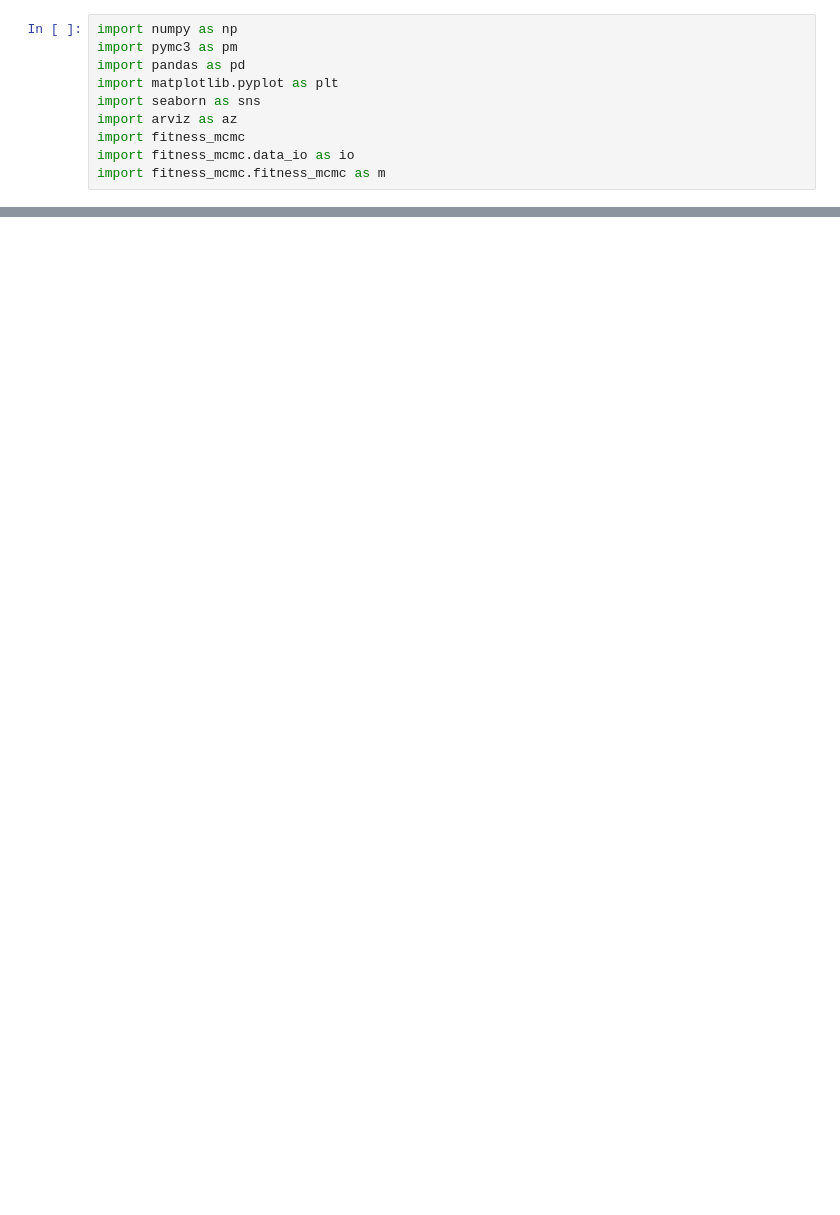
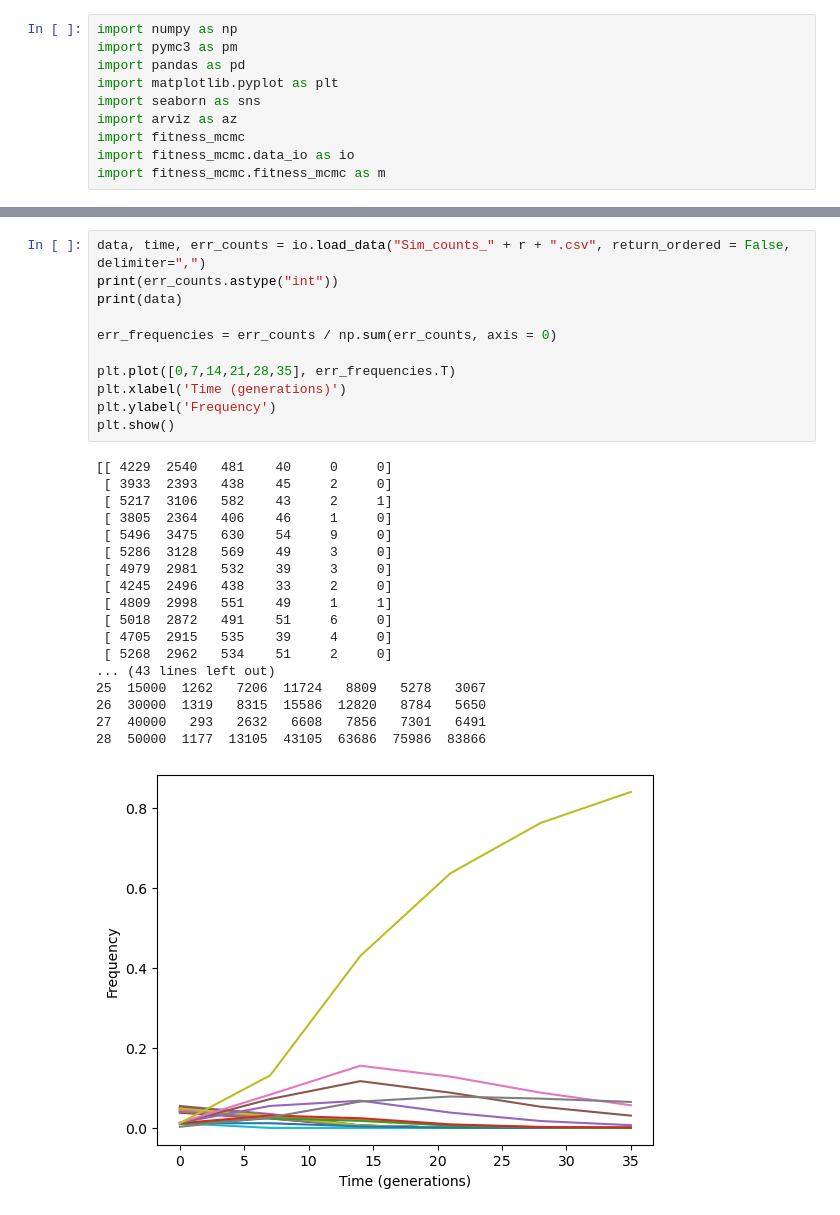
Before and after one commit to efenton32/fitness_mcmc, a Jupyter notebook: testing.ipynb, the cells around one changed output, grey strips where cells are left out. Saved outputs shown, nothing was run; the diff lists cells and outputs as text; blank space fills up the shorter version.

```diff
--- a/testing.ipynb
+++ b/testing.ipynb
@@ -75,0 +111,30 @@ out.close()
+# %%
+data, time, err_counts = io.load_data("Sim_counts_" + r + ".csv", return_ordered = False, delimiter=",")
+print(err_counts.astype("int"))
+print(data)
+
+err_frequencies = err_counts / np.sum(err_counts, axis = 0)
+
+plt.plot([0,7,14,21,28,35], err_frequencies.T)
+plt.xlabel('Time (generations)')
+plt.ylabel('Frequency')
+plt.show()
+# %% [output]
+[[ 4229  2540   481    40     0     0]
+ [ 3933  2393   438    45     2     0]
+ [ 5217  3106   582    43     2     1]
+ [ 3805  2364   406    46     1     0]
+ [ 5496  3475   630    54     9     0]
+ [ 5286  3128   569    49     3     0]
+ [ 4979  2981   532    39     3     0]
+ [ 4245  2496   438    33     2     0]
+ [ 4809  2998   551    49     1     1]
+ [ 5018  2872   491    51     6     0]
+ [ 4705  2915   535    39     4     0]
+ [ 5268  2962   534    51     2     0]
+... (43 lines left out)
+25  15000  1262   7206  11724   8809   5278   3067
+26  30000  1319   8315  15586  12820   8784   5650
+27  40000   293   2632   6608   7856   7301   6491
+28  50000  1177  13105  43105  63686  75986  83866
+[figure, added]
```
Also changed, not shown: parts of 8 cells of this notebook, 8 other files.
